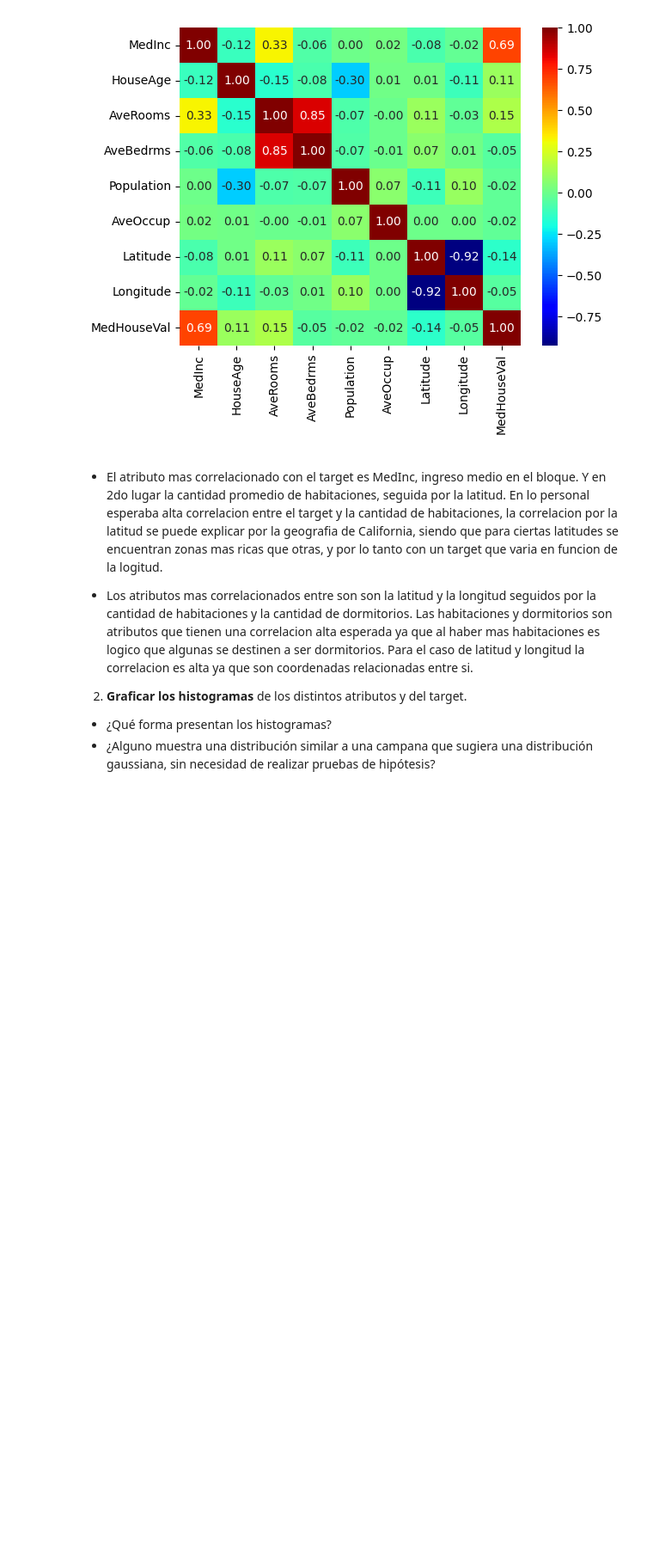
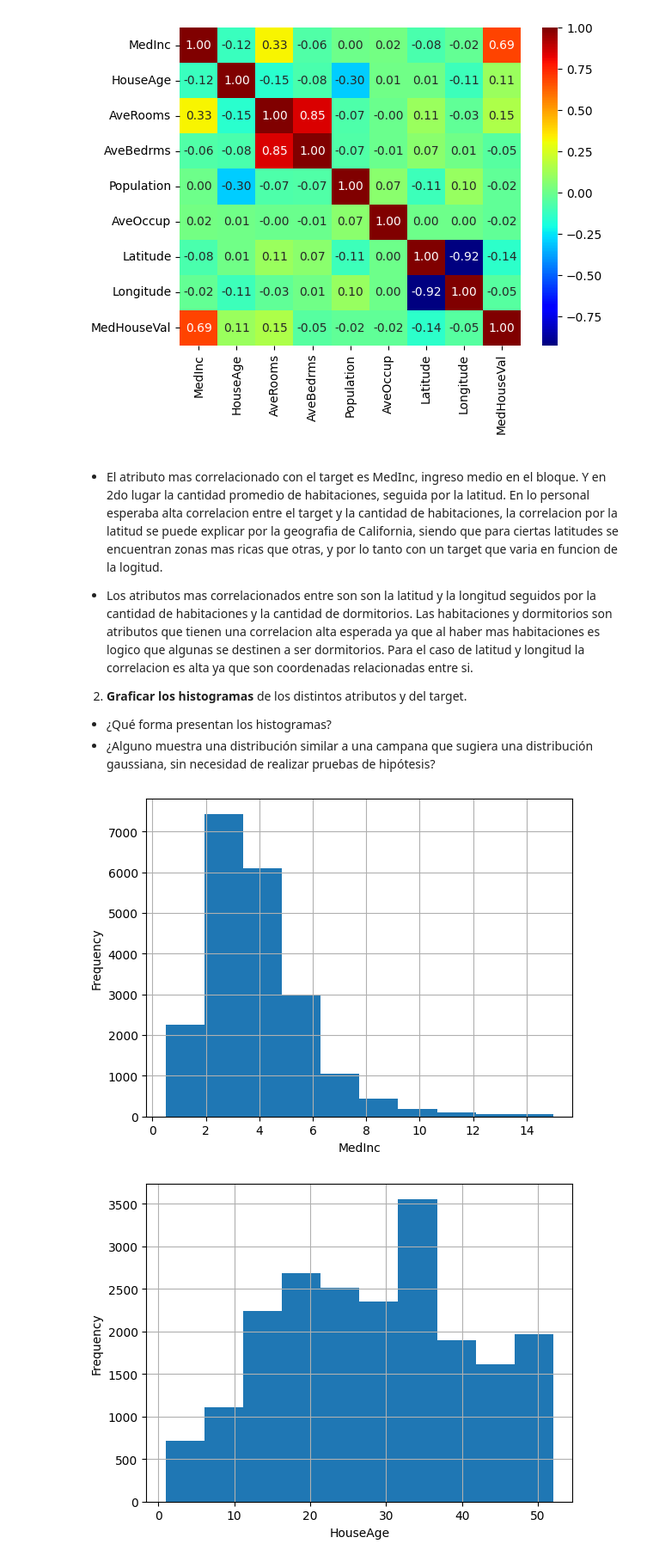
Before and after one commit to maximdorogov/fiuba-intro-ia, a Jupyter notebook: tp2/tp2.ipynb, the cells around one changed output. Shown at 86% size. Drawn from its saved outputs; the diff is of its cells as text; code cells hidden in the pictures; blank space fills up the shorter version.

```diff
--- a/tp2/tp2.ipynb
+++ b/tp2/tp2.ipynb
@@ -93,3 +96,12 @@ plt.show()
 2. **Graficar los histogramas** de los distintos atributos y del target.
 - ¿Qué forma presentan los histogramas?
 - ¿Alguno muestra una distribución similar a una campana que sugiera una distribución gaussiana, sin necesidad de realizar pruebas de hipótesis?
+# %%
+for feature_name in df_california.iloc[:, :-1]:
+    df_california[feature_name].hist()
+    plt.xlabel(feature_name)
+    plt.ylabel('Frequency')
+    plt.show()
+# %% [output]
+[figure, added]
+[figure, added]
```
Also changed, not shown: parts of 4 cells of this notebook.
